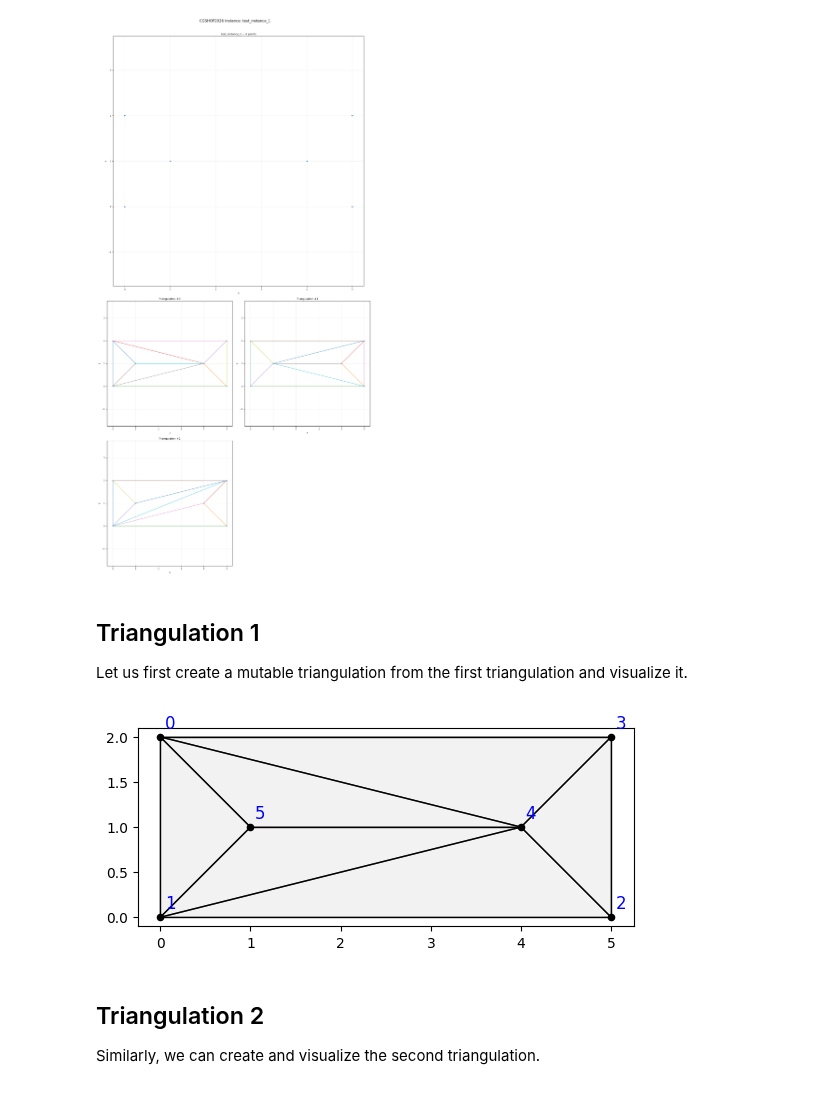
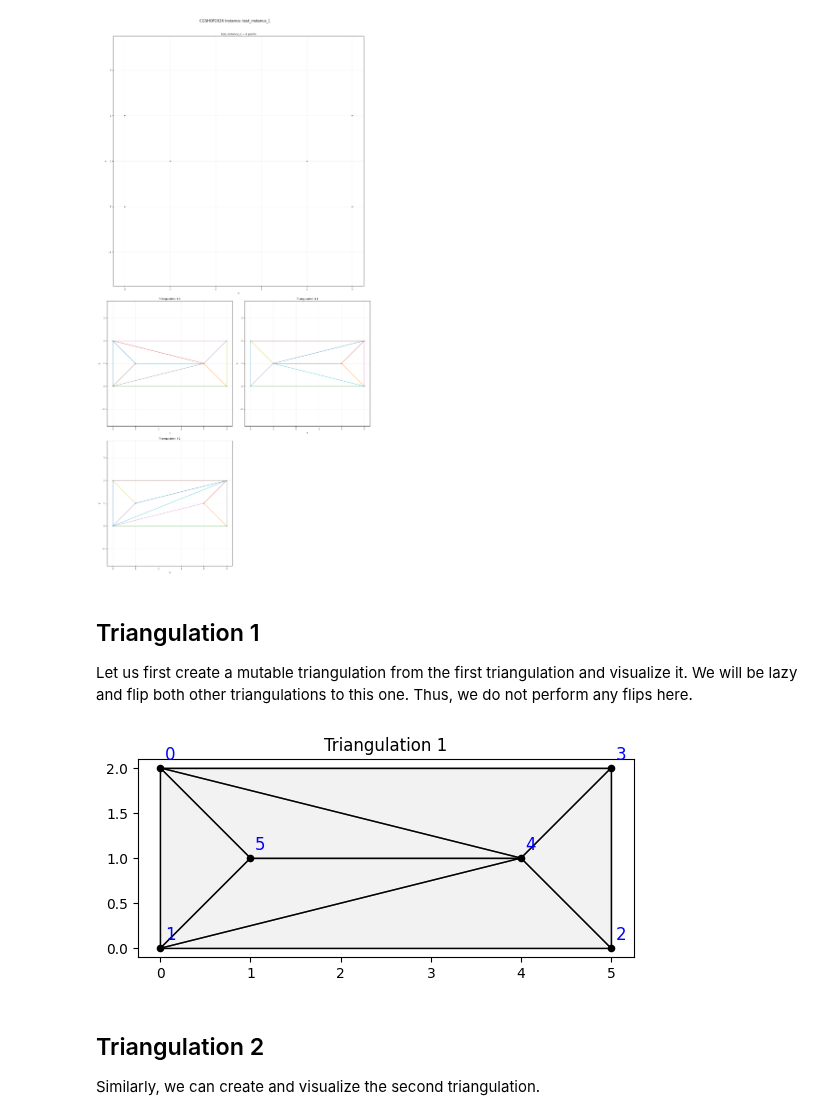
Before and after one commit to CG-SHOP/pyutils26, a Jupyter notebook: example_verification.ipynb, the cells around one changed output. Cells and saved outputs as stored; diff of their text form; code cells hidden in the pictures.

```diff
--- a/example_verification.ipynb
+++ b/example_verification.ipynb
@@ -38,14 +38,14 @@ plt.show()
 # %% [markdown]
 ## Triangulation 1
 
-Let us first create a mutable triangulation from the first triangulation and visualize it.
+Let us first create a mutable triangulation from the first triangulation and visualize it. We will be lazy and flip both other triangulations to this one. Thus, we do not perform any flips here.
 # %%
 
 
 flippable_triang_1 = FlippableTriangulation.from_points_edges([Point(x,y) for x,y in points], triang_1)
-draw_flips(flippable_triang_1, show_indices=True )
+draw_flips(flippable_triang_1, show_indices=True, title="Triangulation 1")
 # %% [output]
-[figure, old version]
+[figure, new version]
 # %% [markdown]
 ## Triangulation 2
 
```
Also changed, not shown: parts of 4 cells of this notebook, 1 other file.
